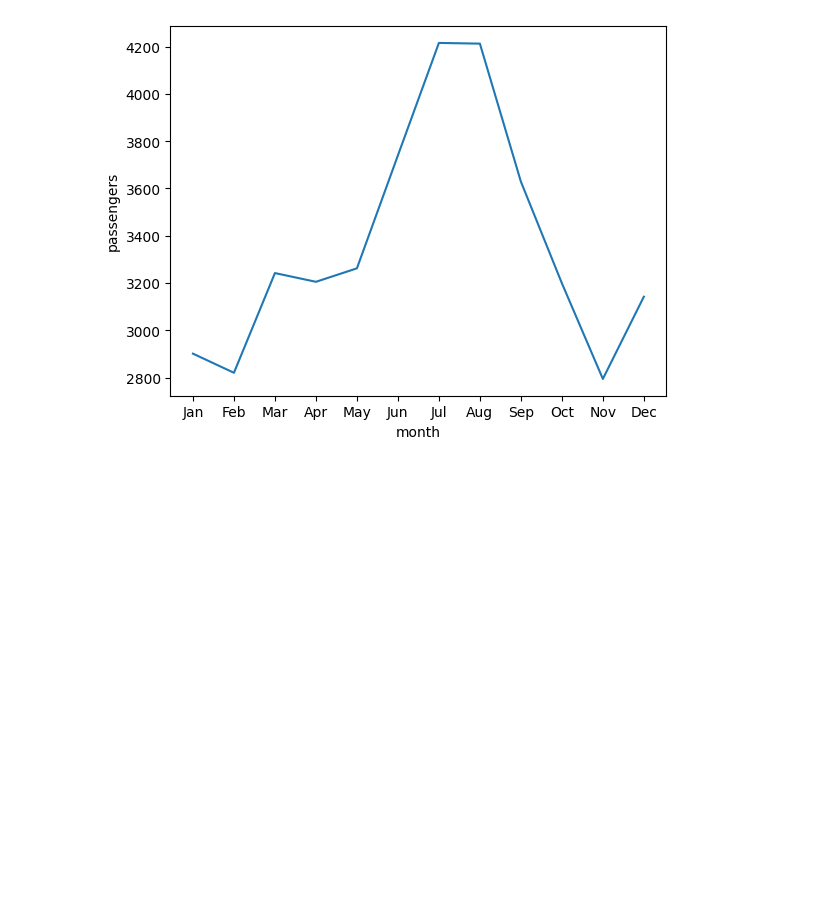
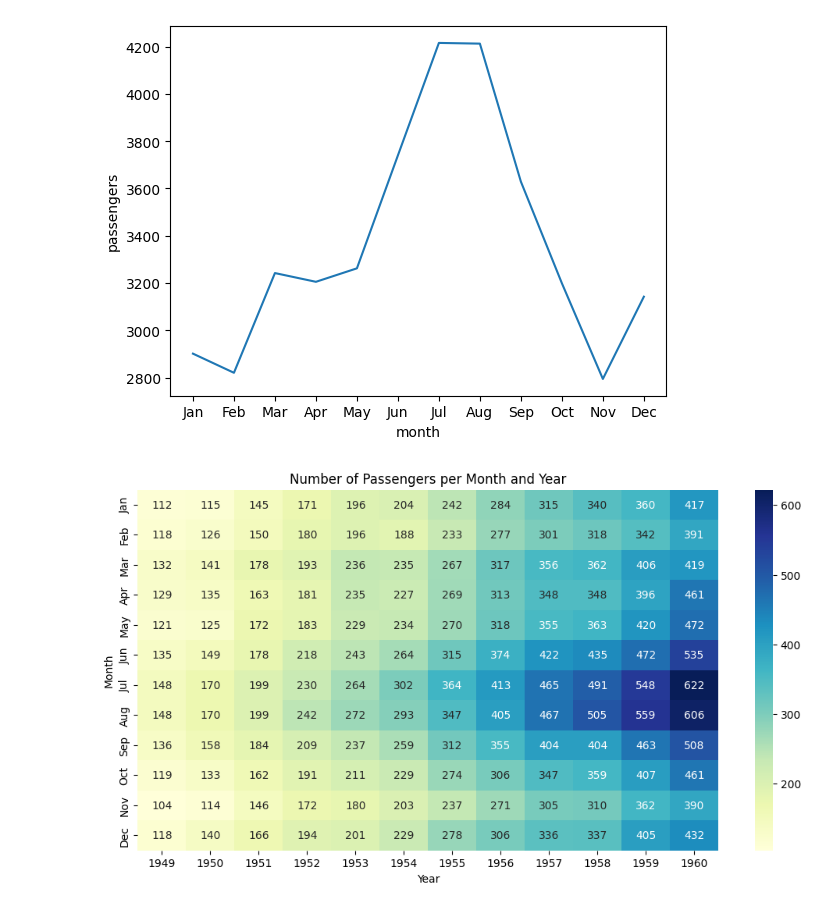
Before and after one commit to Szafranerio/Data_InDepth, a Jupyter notebook: Seaborn/Flights_Dataset.ipynb, the cells around one changed output. Drawn from its saved outputs; the diff is of its cells as text; code cells hidden in the pictures; blank space fills up the shorter version.

```diff
--- a/Seaborn/Flights_Dataset.ipynb
+++ b/Seaborn/Flights_Dataset.ipynb
@@ -107,3 +107,13 @@ data_per_month.head(13)
 sns.lineplot(data_per_month, x=data_per_month.index, y = data_per_month['passengers']);
 # %% [output]
 [figure]
+# %%
+pivot_data = data.pivot(index='month', columns='year', values='passengers')
+plt.figure(figsize=(12, 6))
+sns.heatmap(pivot_data, annot=True, fmt="d", cmap="YlGnBu")
+plt.title("Number of Passengers per Month and Year")
+plt.ylabel("Month")
+plt.xlabel("Year")
+plt.show()
+# %% [output]
+[figure, added]
```
